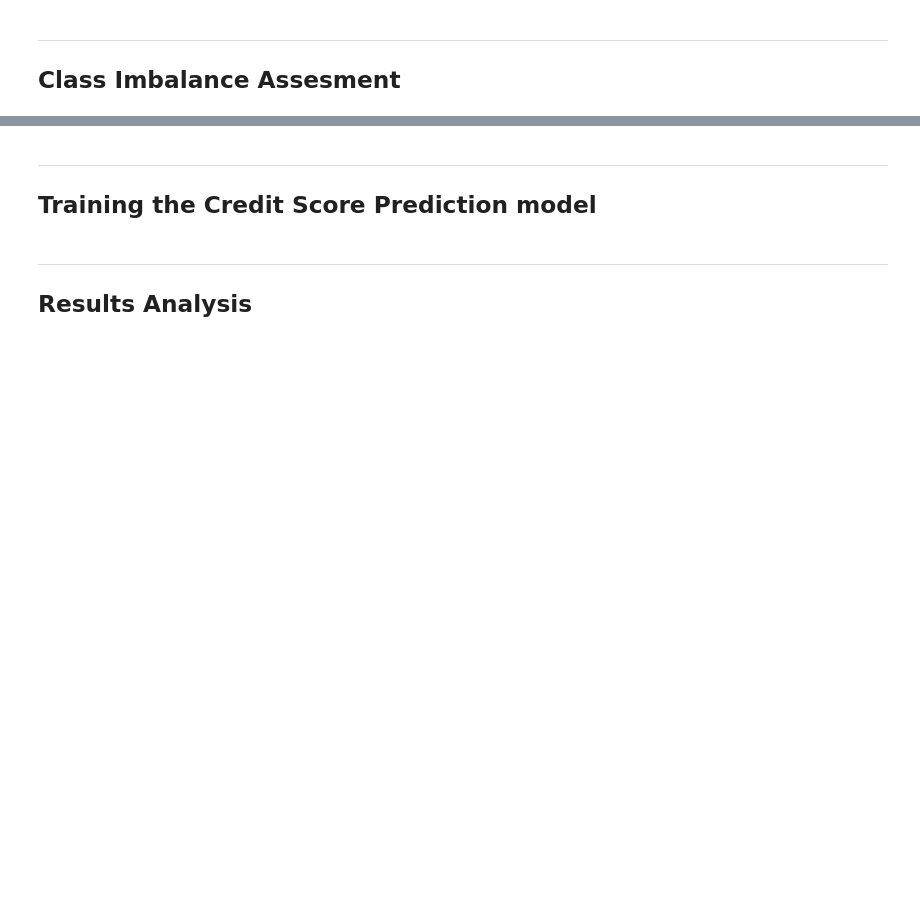
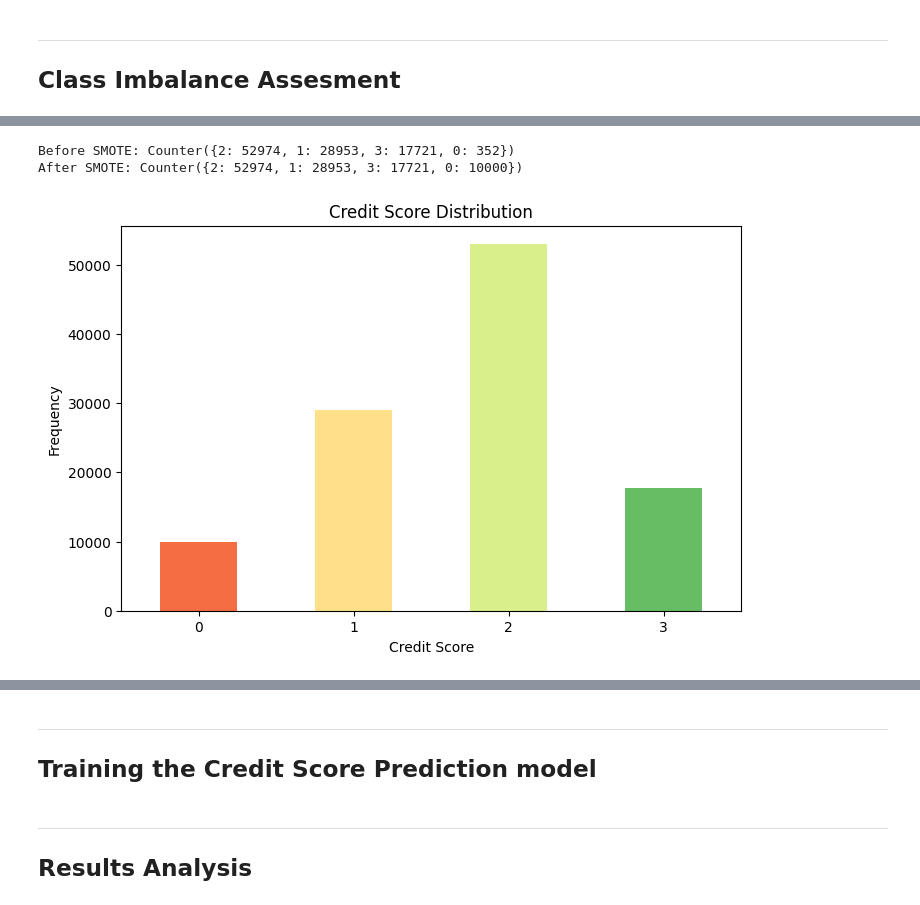
Before and after one commit to Chargent/Credit-Score-Prediction, a Jupyter notebook: main.ipynb, the cells around one changed output, grey strips where cells are left out. Drawn from its saved outputs; the diff is of its cells as text; code cells hidden in the pictures; blank space fills up the shorter version.

```diff
--- a/main.ipynb
+++ b/main.ipynb
@@ -1141,5 +1149,6 @@ df
 # %%
 df_amount_invested_monthly = pd.DataFrame(pd.to_numeric(df['Amount_invested_monthly'], errors='coerce').round(2))
+df_amount_invested_monthly.replace(10000, np.nan, inplace=True)
 df_amount_invested_monthly = impute_chunk_mean_round2(df_amount_invested_monthly, chunk_size=8)
 df["Amount_invested_monthly"] = df_amount_invested_monthly["Amount_invested_monthly"]
 df
@@ -1301,0 +1355,16 @@ plt.show()
+# %%
+label_encoder = OneHotEncoder(sparse=False)
+categorical_columns = ['City', 'Credit_Mix']
+
+for col in categorical_columns:
+    transformed = label_encoder.fit_transform(merged_df[[col]])
+    new_cols = label_encoder.get_feature_names_out([col])
+    transformed_df = pd.DataFrame(transformed, columns=new_cols, index=merged_df.index)
+    merged_df = merged_df.drop(columns=[col]).join(transformed_df)
+
+
+categorical_columns = ["Customer_ID", 'Name', 'Street', 'Occupation']
+encoder = OrdinalEncoder()
+merged_df[categorical_columns] = encoder.fit_transform(merged_df[categorical_columns])
+
+merged_df['Payment_of_Min_Amount'] = merged_df['Payment_of_Min_Amount'].map({'No': 0, 'Yes': 1})
@@ -1301,0 +1391,3 @@ plt.show()
+# %%
+merged_df.drop(columns=['Customer_ID', 'Name'], inplace=True)
+merged_df
@@ -1302,3 +1408,6 @@ plt.show()
 # %% [markdown]
 ---
 ## Class Imbalance Assesment
+# %%
+smote_df = merged_df.copy()
+smote_df
@@ -1304,0 +1428,55 @@ plt.show()
+# %%
+X = smote_df.drop("Credit_Score", axis=1)
+y = smote_df["Credit_Score"]
+
+cat_and_dis_col = [
+    "Street", "Occupation",
+    "Payment_of_Min_Amount",
+    "Debt Consolidation Loan", "Not Specified", "Credit-Builder Loan", "No Loan",
+    "Payday Loan", "Mortgage Loan", "Student Loan", "Home Equity Loan", "Personal Loan", "Auto Loan",
+    "City_BadShire", "City_Lonton", "City_Standhampton", "City_ZeroVille",
+    "Credit_Mix_Bad", "Credit_Mix_Good", "Credit_Mix_Standard",
+    "Num_Bank_Accounts", "Num_Credit_Card", "Num_of_Loan",
+    "Delay_from_due_date", "Age",
+    "Num_of_Delayed_Payment", "Num_Credit_Inquiries"
+]
+
+categorical_indices = [X.columns.get_loc(col) for col in cat_and_dis_col]
+
+sampling_strategy = {
+    0: 10000,
+    1: 28953,
+    3: 17721,
+    2: 52974
+}
+
+smote_nc = SMOTENC(
+    categorical_features=categorical_indices,
+    sampling_strategy=sampling_strategy,
+    random_state=42,
+    k_neighbors = 3
+)
+X_resampled, y_resampled = smote_nc.fit_resample(X, y)
+
+print("Before SMOTE:", Counter(y))
+print("After SMOTE:", Counter(y_resampled))
+
+balanced_df = pd.DataFrame(X_resampled, columns=X.columns)
+balanced_df["Credit_Score"] = y_resampled
+# %% [output]
+Before SMOTE: Counter({2: 52974, 1: 28953, 3: 17721, 0: 352})
+After SMOTE: Counter({2: 52974, 1: 28953, 3: 17721, 0: 10000})
+# %%
+counts = balanced_df['Credit_Score'].value_counts().sort_index()
+cmap = sns.color_palette("RdYlGn", n_colors=4)
+colors = [cmap[i] for i in range(4)]
+
+plt.figure(figsize=(8, 5))
+counts.plot(kind='bar', color=colors)
+plt.xlabel('Credit Score')
+plt.ylabel('Frequency')
+plt.title('Credit Score Distribution')
+plt.xticks(rotation=0)
+plt.show()
+# %% [output]
+[figure, added]
```
Also changed, not shown: parts of 10 cells of this notebook.
